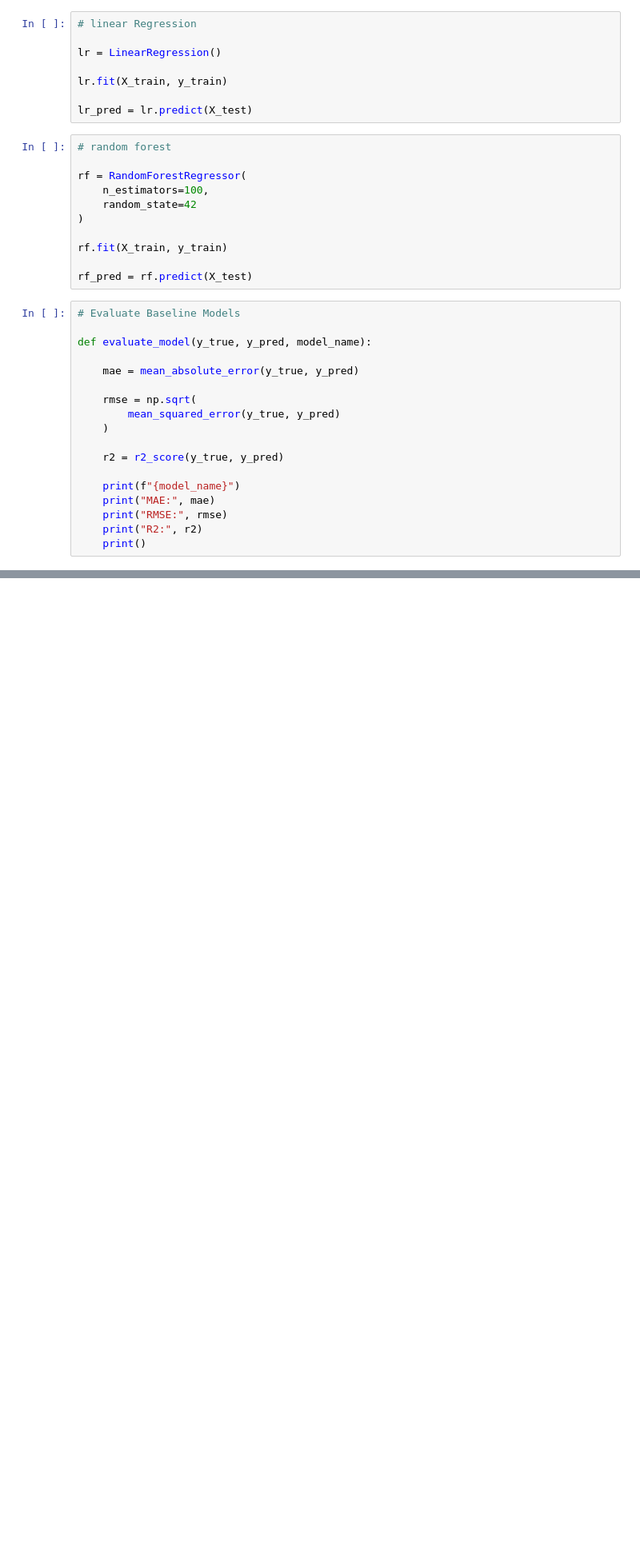
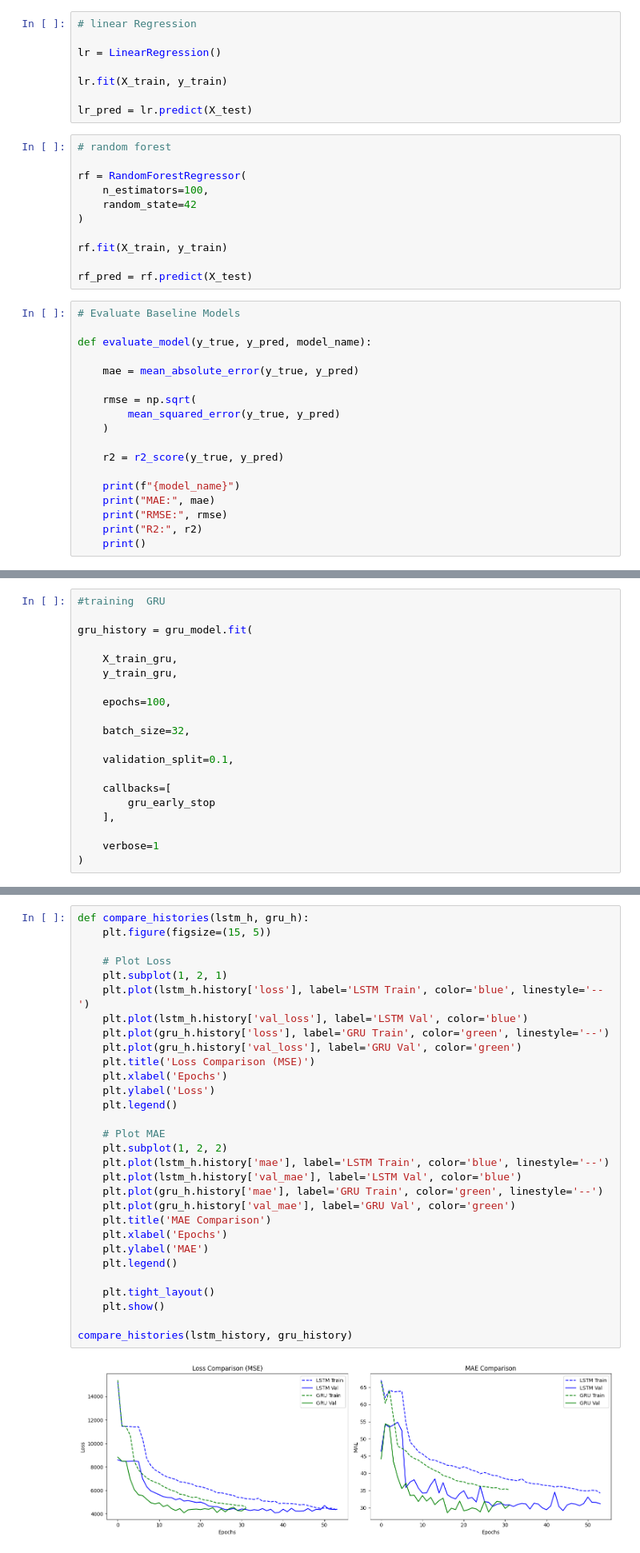
Before and after one commit to risnariha/-Multivariate-Time-Series-Prediction-Model, a Jupyter notebook: Energy_Prediction_DeepLearning.ipynb, the cells around one changed output, grey strips where cells are left out. Shown at 80% size. Drawn from its saved outputs; the diff is of its cells as text; blank space fills up the shorter version.

Commit message:
compared LSTM and GRU by evaluation values

```diff
--- a/Energy_Prediction_DeepLearning.ipynb
+++ b/Energy_Prediction_DeepLearning.ipynb
@@ -398,0 +616,20 @@ X_test_seq, y_test_seq = create_sequences(
+# %%
+#training  GRU
+
+gru_history = gru_model.fit(
+
+    X_train_gru,
+    y_train_gru,
+
+    epochs=100,
+
+    batch_size=32,
+
+    validation_split=0.1,
+
+    callbacks=[
+        gru_early_stop
+    ],
+
+    verbose=1
+)
@@ -398,0 +707,32 @@ X_test_seq, y_test_seq = create_sequences(
+# %%
+def compare_histories(lstm_h, gru_h):
+    plt.figure(figsize=(15, 5))
+
+    # Plot Loss
+    plt.subplot(1, 2, 1)
+    plt.plot(lstm_h.history['loss'], label='LSTM Train', color='blue', linestyle='--')
+    plt.plot(lstm_h.history['val_loss'], label='LSTM Val', color='blue')
+    plt.plot(gru_h.history['loss'], label='GRU Train', color='green', linestyle='--')
+    plt.plot(gru_h.history['val_loss'], label='GRU Val', color='green')
+    plt.title('Loss Comparison (MSE)')
+    plt.xlabel('Epochs')
+    plt.ylabel('Loss')
+    plt.legend()
+
+    # Plot MAE
+    plt.subplot(1, 2, 2)
+    plt.plot(lstm_h.history['mae'], label='LSTM Train', color='blue', linestyle='--')
+    plt.plot(lstm_h.history['val_mae'], label='LSTM Val', color='blue')
+    plt.plot(gru_h.history['mae'], label='GRU Train', color='green', linestyle='--')
+    plt.plot(gru_h.history['val_mae'], label='GRU Val', color='green')
+    plt.title('MAE Comparison')
+    plt.xlabel('Epochs')
+    plt.ylabel('MAE')
+    plt.legend()
+
+    plt.tight_layout()
+    plt.show()
+
+compare_histories(lstm_history, gru_history)
+# %% [output]
+[figure, added]
```
Also changed, not shown: parts of 30 cells of this notebook.
